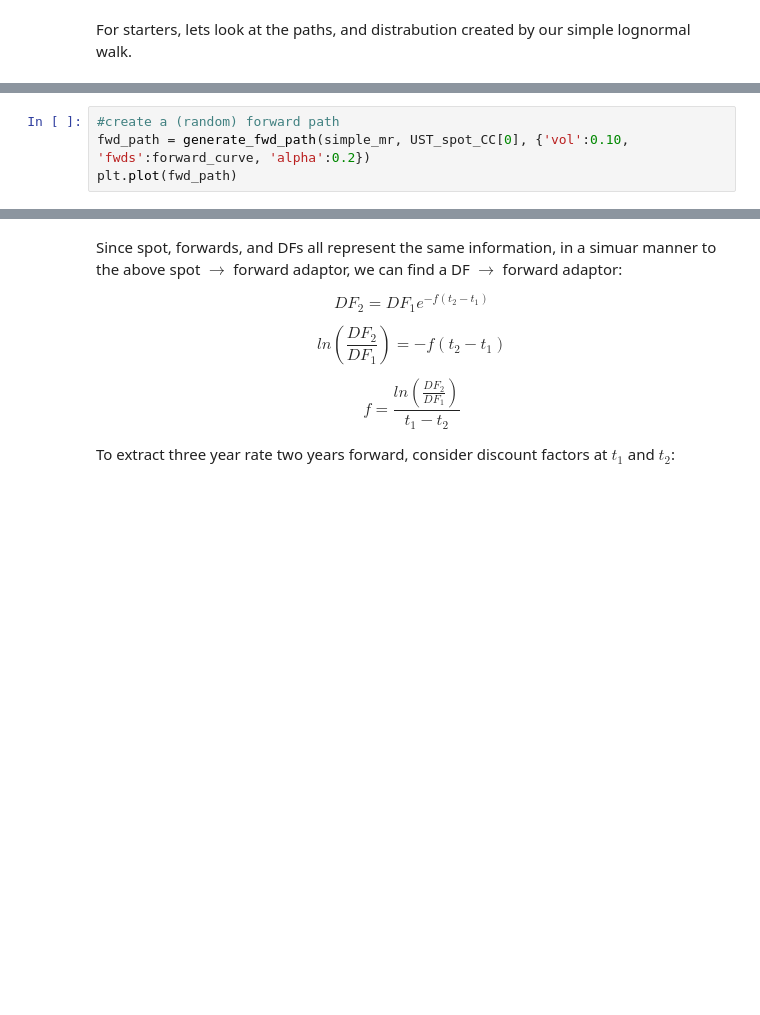
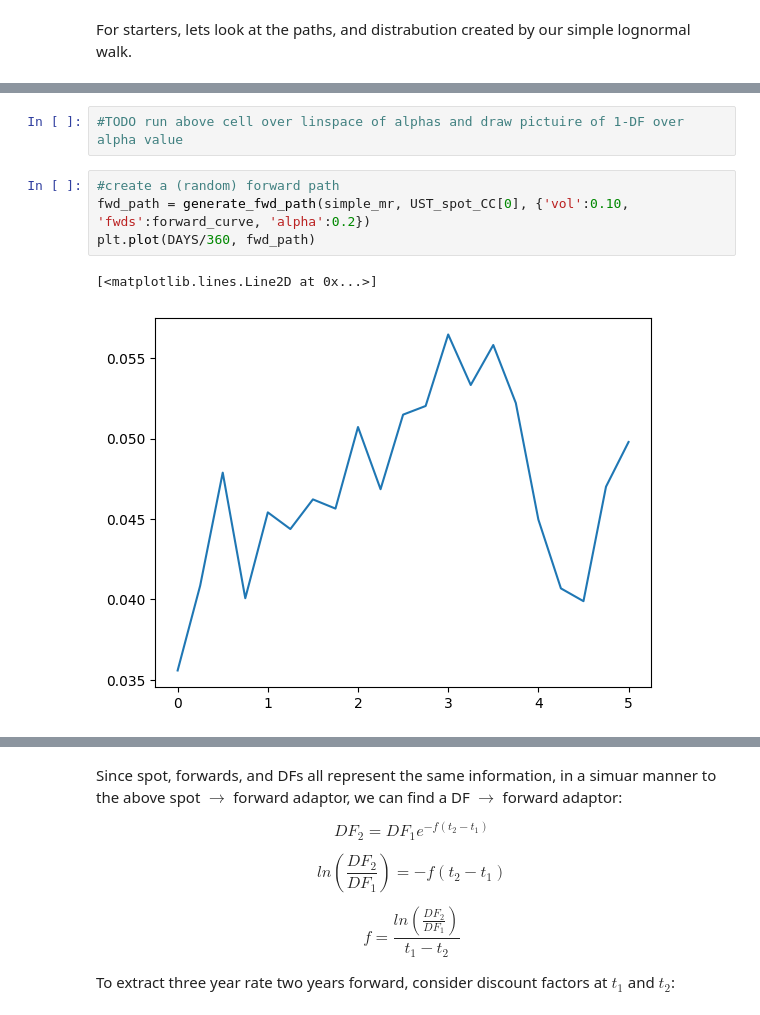
Before and after one commit to leo-megliola/swaptions, a Jupyter notebook: SWAPTION_MODEL.ipynb, the cells around one changed output, grey strips where cells are left out. Cells and saved outputs as stored; diff of their text form; blank space fills up the shorter version.

```diff
--- a/SWAPTION_MODEL.ipynb
+++ b/SWAPTION_MODEL.ipynb
@@ -324,6 +314,11 @@ print(UST_forwards)
+# %%
+#TODO run above cell over linspace of alphas and draw pictuire of 1-DF over alpha value
 # %%
 #create a (random) forward path
 fwd_path = generate_fwd_path(simple_mr, UST_spot_CC[0], {'vol':0.10, 'fwds':forward_curve, 'alpha':0.2})
-plt.plot(fwd_path)
+plt.plot(DAYS/360, fwd_path)
+# %% [output]
+[<matplotlib.lines.Line2D at 0x...>]
+[figure, added]
 # %%
 #calculate discount factors for random forward path
```
Also changed, not shown: parts of 24 cells of this notebook.
